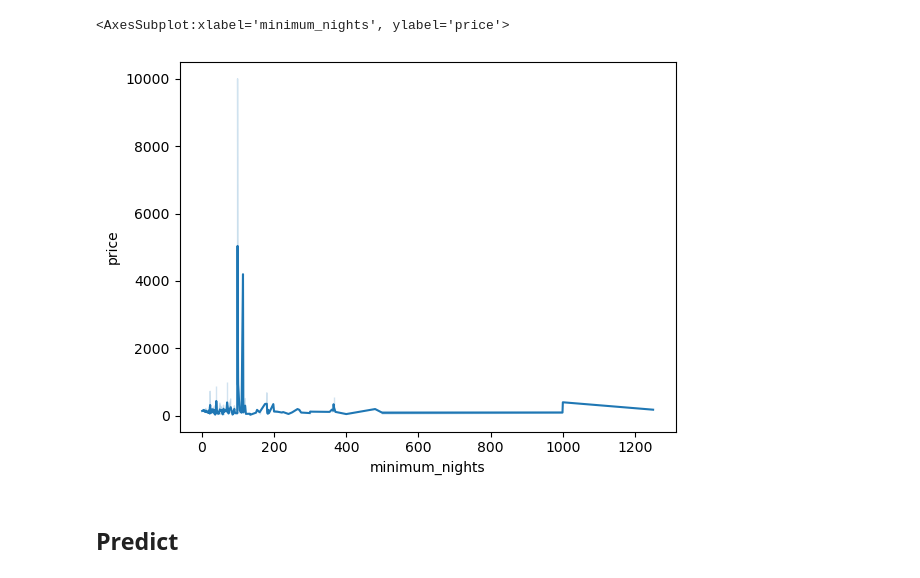
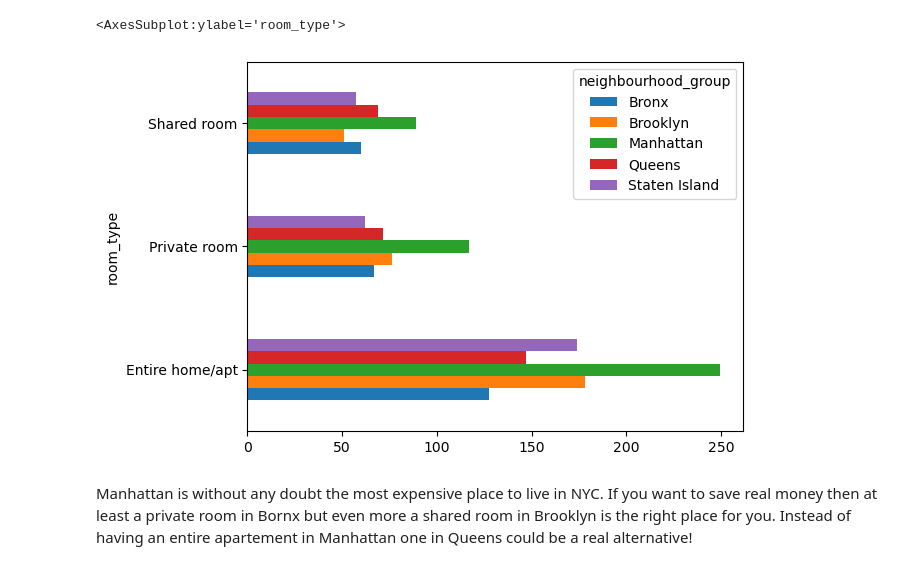
Before and after one commit to ConstantinKurz/BostonAirBnBBlogPost, a Jupyter notebook: NYBlogPost.ipynb, the cells around one changed output. Saved outputs shown, nothing was run; the diff lists cells and outputs as text; code cells hidden in the pictures.

```diff
--- a/NYBlogPost.ipynb
+++ b/NYBlogPost.ipynb
@@ -91,7 +161,7 @@ sns.lineplot(data=df, x="availability_365", y="price")
-# %%
-sns.lineplot(df, x="minimum_nights", y="price")
-# %% [output]
-<AxesSubplot:xlabel='minimum_nights', ylabel='price'>
-[figure, removed]
-# %% [markdown]
-## Predict
+# %%
+room_type.unstack().plot.barh()
+# %% [output]
+<AxesSubplot:ylabel='room_type'>
+[figure, added]
+# %% [markdown]
+Manhattan is without any doubt the most expensive place to live in NYC. If you want to save real money then at least a private room in Bornx but even more a shared room in Brooklyn is the right place for you. Instead of having an entire apartement in Manhattan one in Queens could be a real alternative!
```
Also changed, not shown: parts of 35 cells of this notebook, 6 other files.
